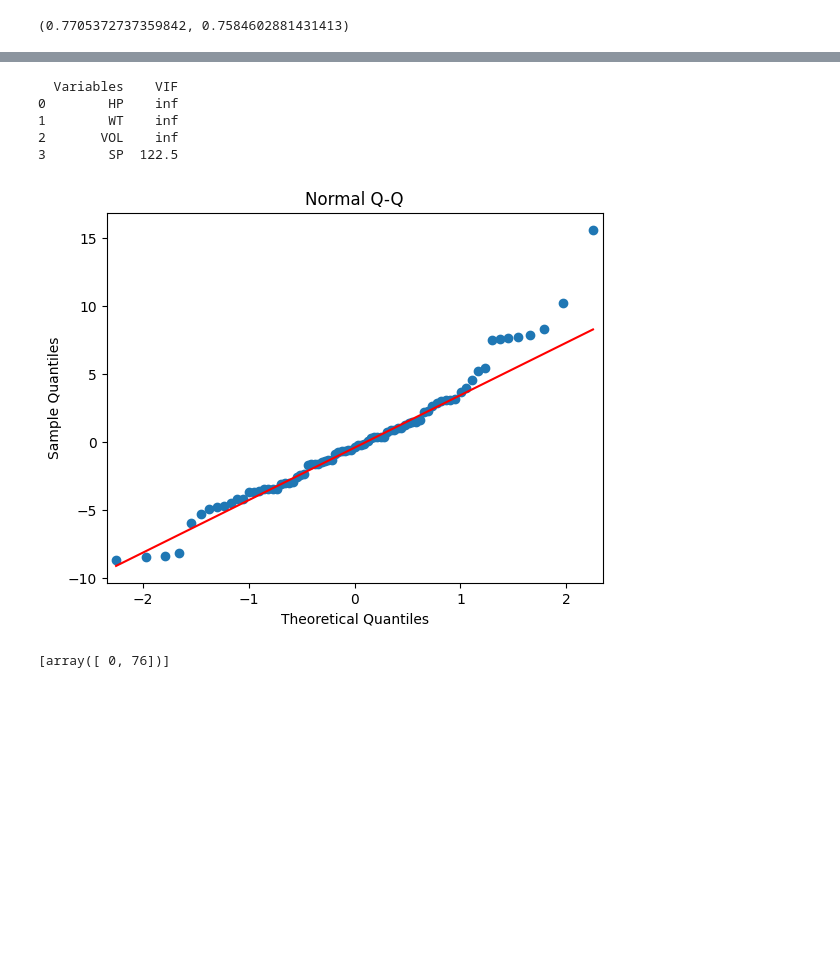
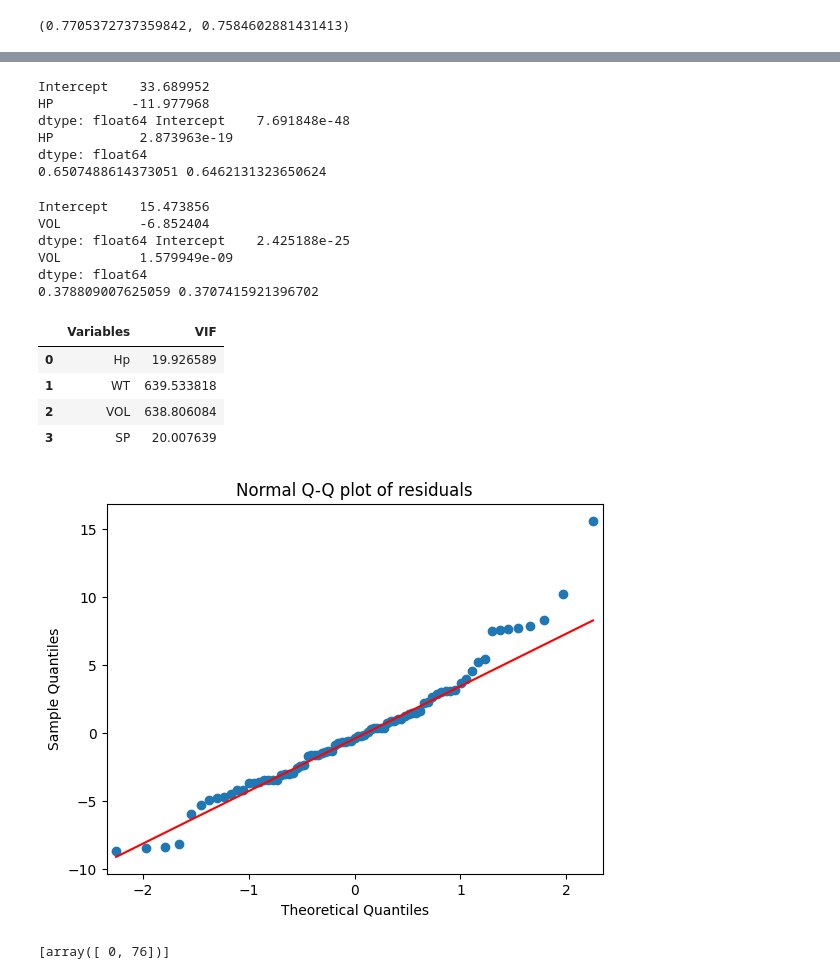
Before and after one commit to tallurikishore1/649, a Jupyter notebook: 06_02_25.ipynb, the cells around one changed output, grey strips where cells are left out. Cells and saved outputs as stored; diff of their text form; code cells hidden in the pictures; blank space fills up the shorter version.

```diff
--- a/06_02_25.ipynb
+++ b/06_02_25.ipynb
@@ -154,12 +282,34 @@ model.rsquared, model.rsquared_adj
+# %%
+ml_v = smf.ols('MPG~HP',data = cars_new).fit()
+print(ml_v.tvalues,ml_v.pvalues)
+print(ml_v.rsquared, ml_v.rsquared_adj)
+# %% [output]
+Intercept    33.689952
+HP          -11.977968
+dtype: float64 Intercept    7.691848e-48
+HP           2.873963e-19
+dtype: float64
+0.6507488614373051 0.6462131323650624
+# %%
+ml_v = smf.ols('MPG~VOL',data = cars_new).fit()
+print(ml_v.tvalues,ml_v.pvalues)
+print(ml_v.rsquared, ml_v.rsquared_adj)
+# %% [output]
+Intercept    15.473856
+VOL          -6.852404
+dtype: float64 Intercept    2.425188e-25
+VOL          1.579949e-09
+dtype: float64
+0.378809007625059 0.3707415921396702
 # %%
-import statsmodels.formula.api as smf
 import pandas as pd
+import statsmodels.formula.api as smf # Importing the required library
 
-data = {'HP': [100, 150, 200, 250],
-        'WT': [2000, 2500, 3000, 3500],
-        'SP': [10, 12, 15, 18],
-        'VOL': [20, 25, 30, 35]}
-cars = pd.DataFrame(data)
+rsq_hp = smf.ols('HP~WT+VOL+SP', data=cars).fit().rsquared
+vif_hp = 1/(1-rsq_hp)
+
+rsq_wt = smf.ols('WT~HP+VOL+SP', data=cars).fit().rsquared
+vif_wt = 1/(1-rsq_wt)
 
 rsq_vol = smf.ols('VOL~WT+SP+HP', data=cars).fit().rsquared
 vif_vol = 1/(1-rsq_vol)
@@ -167,29 +317,23 @@ vif_vol = 1/(1-rsq_vol)
 rsq_sp = smf.ols('SP~WT+VOL+HP', data=cars).fit().rsquared
 vif_sp = 1/(1-rsq_sp)
 
-rsq_hp = smf.ols('HP~WT+VOL+SP', data=cars).fit().rsquared
-vif_hp = 1/(1-rsq_hp)
-
-rsq_wt = smf.ols('WT~HP+VOL+SP', data=cars).fit().rsquared
-vif_wt = 1/(1-rsq_wt)
-
-d1 = {'Variables': ['HP', 'WT', 'VOL', 'SP'], 'VIF': [vif_hp, vif_wt, vif_vol, vif_sp]}
-
-Vif_frame = pd.DataFrame(d1)
-print(Vif_frame)
+d1 = {'Variables': ['Hp', 'WT', 'VOL', 'SP'], 'VIF': [vif_hp, vif_wt, vif_vol, vif_sp]}
+vif_frame = pd.DataFrame(d1)
+vif_frame
 # %% [output]
-  Variables    VIF
-0        HP    inf
-1        WT    inf
-2       VOL    inf
-3        SP  122.5
+|  | Variables | VIF |
+| 0 | Hp | 19.926589 |
+| 1 | WT | 639.533818 |
+| 2 | VOL | 638.806084 |
+| 3 | SP | 20.007639 |
 # %%
 import statsmodels.api as sm
+import matplotlib.pyplot as plt
 qqplot = sm.qqplot(model.resid, line='q')
-plt.title('Normal Q-Q')
+plt.title("Normal Q-Q plot of residuals")
 plt.show()
 # %% [output]
-[figure, old version]
+[figure, new version]
 # %%
 list(np.where(model.resid>10))
 # %% [output]
```
Also changed, not shown: parts of 31 cells of this notebook.
